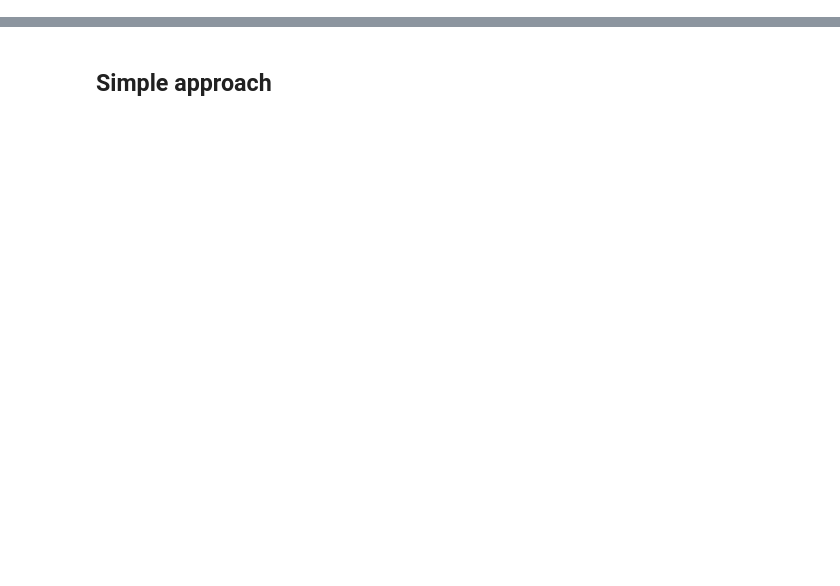
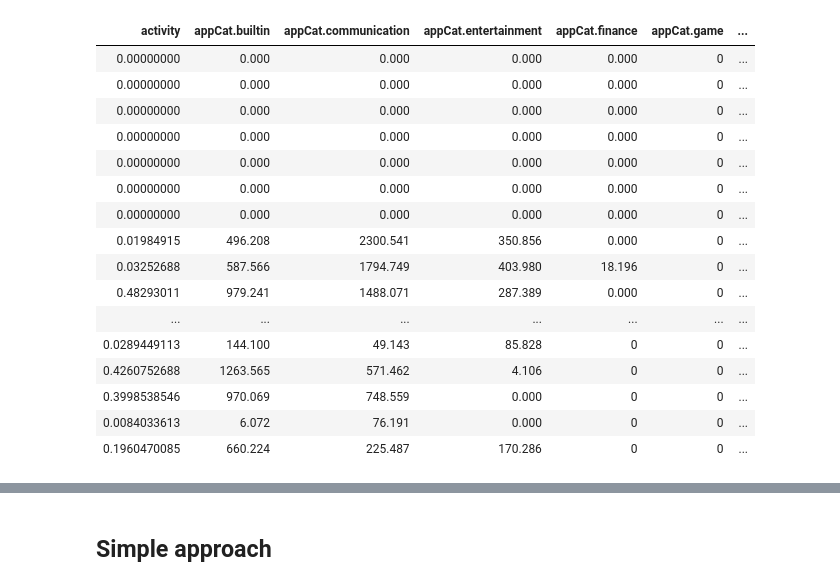
Before and after one commit to klaapbakken/DMT18, a Jupyter notebook: A1Adv/A1AdvRNB.ipynb, the cells around one changed output, grey strips where cells are left out. Saved outputs shown, nothing was run; the diff lists cells and outputs as text; code cells hidden in the pictures; blank space fills up the shorter version.

```diff
--- a/A1Adv/A1AdvRNB.ipynb
+++ b/A1Adv/A1AdvRNB.ipynb
@@ -1,3 +1,23 @@
 # %%
-data <- read.csv('processed_data.csv')
+data <- read.csv('full_processed_data.csv')
+# %%
+data
+# %% [output]
+| activity | appCat.builtin | appCat.communication | appCat.entertainment | appCat.finance | appCat.game | ... |
+| 0.00000000 | 0.000 | 0.000 | 0.000 | 0.000 | 0 | ... |
+| 0.00000000 | 0.000 | 0.000 | 0.000 | 0.000 | 0 | ... |
+| 0.00000000 | 0.000 | 0.000 | 0.000 | 0.000 | 0 | ... |
+| 0.00000000 | 0.000 | 0.000 | 0.000 | 0.000 | 0 | ... |
+| 0.00000000 | 0.000 | 0.000 | 0.000 | 0.000 | 0 | ... |
+| 0.00000000 | 0.000 | 0.000 | 0.000 | 0.000 | 0 | ... |
+| 0.00000000 | 0.000 | 0.000 | 0.000 | 0.000 | 0 | ... |
+| 0.01984915 | 496.208 | 2300.541 | 350.856 | 0.000 | 0 | ... |
+| 0.03252688 | 587.566 | 1794.749 | 403.980 | 18.196 | 0 | ... |
+| 0.48293011 | 979.241 | 1488.071 | 287.389 | 0.000 | 0 | ... |
+| ... | ... | ... | ... | ... | ... | ... |
+| 0.0289449113 | 144.100 | 49.143 | 85.828 | 0 | 0 | ... |
+| 0.4260752688 | 1263.565 | 571.462 | 4.106 | 0 | 0 | ... |
+| 0.3998538546 | 970.069 | 748.559 | 0.000 | 0 | 0 | ... |
+| 0.0084033613 | 6.072 | 76.191 | 0.000 | 0 | 0 | ... |
+| 0.1960470085 | 660.224 | 225.487 | 170.286 | 0 | 0 | ... |
 # %%
```
Also changed, not shown: parts of 2 cells of this notebook, 4 other files.
